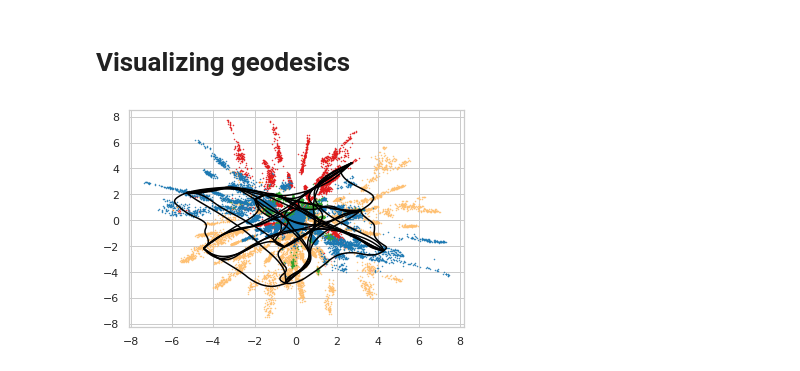
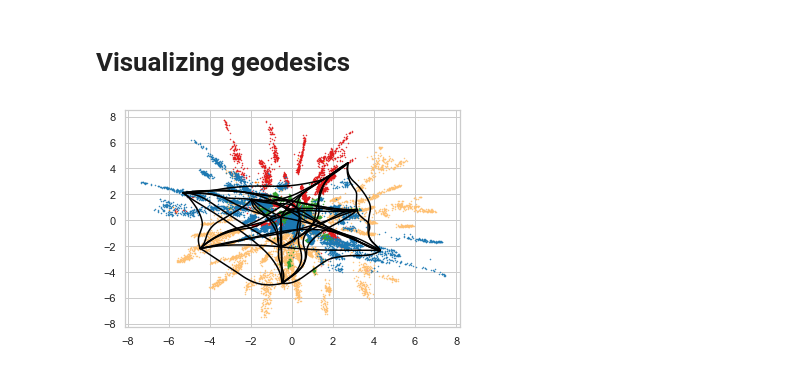
Before and after one commit to MachineLearningLifeScience/meaningful-protein-representations, a Jupyter notebook: phylogenetic_distances.ipynb, the cells around one changed output. Drawn from its saved outputs; the diff is of its cells as text; code cells hidden in the pictures.

```diff
--- a/phylogenetic_distances.ipynb
+++ b/phylogenetic_distances.ipynb
@@ -51,7 +33,7 @@ import torch.nn.functional as F
 
 from models.vae_geometric import VAE, get_hparams, aa1_to_index, aa1
 
-def get_data(data_filename, calc_weights=True, similarity_threshold=0.8):
+def get_data(data_filename, calc_weights=True, similarity_threshold=0.8, use_cuda=True):
     ids = []
     labels = []
     seqs = []
@@ -72,7 +54,7 @@ def get_data(data_filename, calc_weights=True, similarity_threshold=0.8):
         # one_hot = F.one_hot(seqs.long()).to('cuda' if torch.cuda.is_available() else 'cpu')
         one_hot1 = F.one_hot(seqs[:len(seqs)//2].long()).bool()
         one_hot2 = F.one_hot(seqs[len(seqs)//2:].long()).bool()
-        one_hot = torch.cat([one_hot1, one_hot2]).to('cuda' if torch.cuda.is_available() else 'cpu')
+        one_hot = torch.cat([one_hot1, one_hot2]).to('cuda' if use_cuda else 'cpu')
         assert(len(seqs) == len(one_hot))
         del one_hot1
         del one_hot2
@@ -85,7 +67,7 @@ def get_data(data_filename, calc_weights=True, similarity_threshold=0.8):
         for i in range(seqs.size(0) // weight_batch_size + 1):
             x = flat_one_hot[i * weight_batch_size : (i + 1) * weight_batch_size]
             similarities = torch.mm(x, flat_one_hot.T)
-            lengths = (seqs[i * weight_batch_size : (i + 1) * weight_batch_size] <=19).sum(1).unsqueeze(-1).to('cuda' if torch.cuda.is_available() else 'cpu')
+            lengths = (seqs[i * weight_batch_size : (i + 1) * weight_batch_size] <=19).sum(1).unsqueeze(-1).to('cuda' if use_cuda else 'cpu')
             w = 1.0 / (similarities / lengths).gt(similarity_threshold).sum(1).float()
             weights.append(w)
             # plt.hist(similarities/lengths)
@@ -97,7 +79,7 @@ def get_data(data_filename, calc_weights=True, similarity_threshold=0.8):
 
 # Note that we deviate from the normal choice of 0.8 for the similarity threshold. This is
 # Due to the PFAM alignment being extremely long, with lots of positions matching gaps.
-ids, data, labels, weights = get_data("PF00144_full_labeled.fasta", calc_weights=True, similarity_threshold=0.6)
+ids, data, labels, weights = get_data("PF00144_full_labeled.fasta", calc_weights=True, similarity_threshold=0.6, use_cuda=False)
 print(weights)
 
 #import matplotlib.pyplot as plt
@@ -168,12 +150,13 @@ Loading from checkpoint!
 Global seed set to 123
 Loading from checkpoint!
 # %%
+from tqdm import tqdm
 embeddings = []
 for model in [model_pf00144, model_pf00144_reweighted]:
     embeddings.append([])
     batchsize = 16
     n_batch = int(np.ceil(model.data.shape[0] / batchsize))
-    for b in range(n_batch):
+    for b in tqdm(range(n_batch)):
         batch = model.data[b*batchsize:(b+1)*batchsize]
         zs = model.embedding(batch.long().to(model._device))
         embeddings[-1].append(zs.detach())
@@ -236,7 +219,7 @@ for idx, model in enumerate([model_pf00144, model_pf00144_reweighted]):
 # %%
 # Options
 run_preprocessing = False
-n_samples = 500
+n_samples = 100
 
 phylo_ids = []
 for record in SeqIO.parse('PF00144_full_labeled.fasta', "fasta"):
@@ -507,22 +509,23 @@ representative_point_labels = ['A0A1S9B261_9BACT', 'A0A1N6S5V9_9SPHI', 'A0A0G3XB
 representative_point_ids = []
 for label in representative_point_labels:
     representative_point_ids.append(ids_shortened.index(label))
 
 # Limit ourselves to a few points for testing
 representative_point_ids = representative_point_ids[:10]
 
 for i in range(len(representative_point_ids)):
     for j in range(i+1, len(representative_point_ids)):
 
         p1 = embeddings[0][representative_point_ids[i]]
         p2 = embeddings[0][representative_point_ids[j]]
 
         #curve, dist = dms[0].shortest_path(p1, p2)
         curve = dms[0].connecting_geodesic(torch.tensor(p1).reshape(1,-1), torch.tensor(p2).reshape(1,-1),
                                           CubicSpline(torch.tensor(p1).reshape(1,-1), torch.tensor(p2).reshape(1,-1), num_nodes=10))
+        curve = curve_optim2(curve, models[0])
         # print(curve_length(curve))
         points = curve(torch.linspace(0,1,101)).detach()
 
         plt.plot(points[:,0], points[:,1], color="black")
 # %% [output]
-[figure, old version]
+[figure, new version]
```
Also changed, not shown: parts of 7 cells of this notebook, 1 other file.
